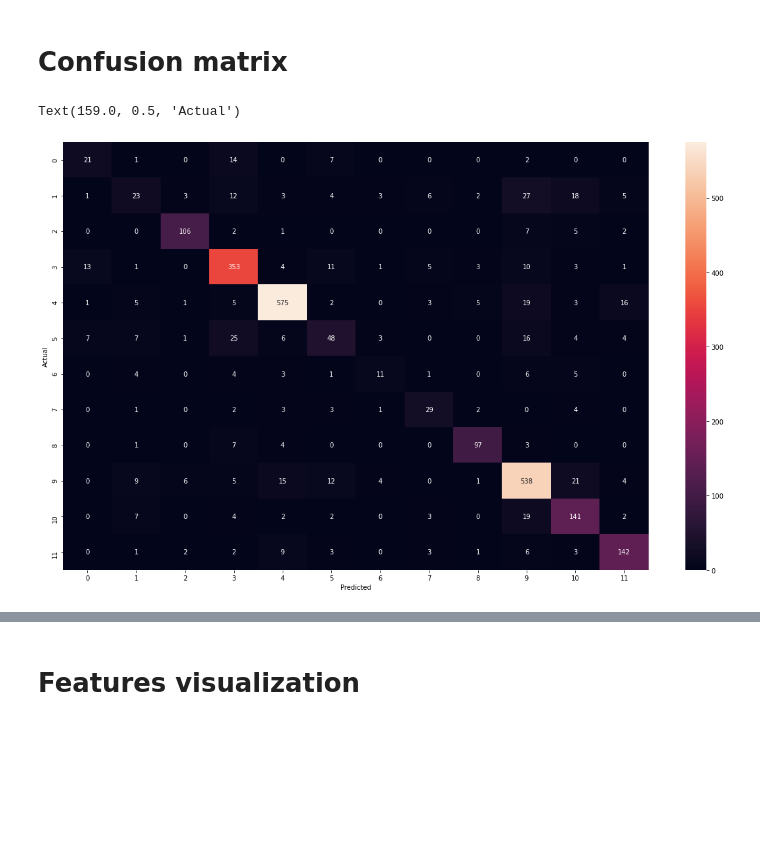
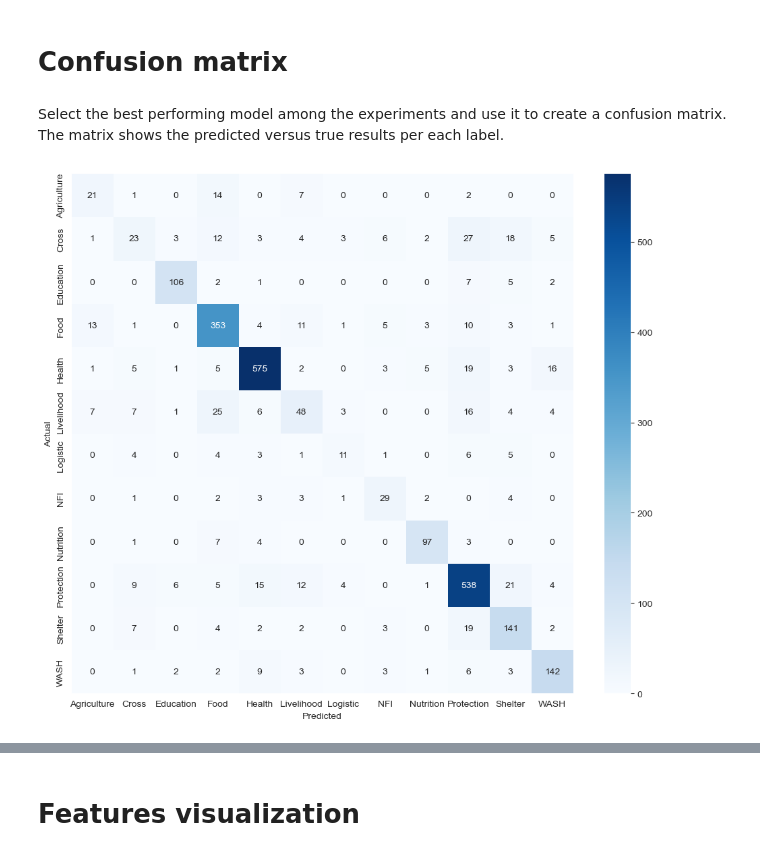
Before and after one commit to markus583/nlp-course-2022w, a Jupyter notebook: Assignment1.ipynb, the cells around one changed output, grey strips where cells are left out. Saved outputs shown, nothing was run; the diff lists cells and outputs as text; code cells hidden in the pictures; blank space fills up the shorter version.

Commit message:
add some text; some cleaning; add visualization; bonus XAI task

```diff
--- a/Assignment1.ipynb
+++ b/Assignment1.ipynb
@@ -254,4 +223,2 @@ True
-# %%
-train_df['normalized_text'] = train_df['cleaned_text'].apply(normalize_text)
 # %% [markdown]
 ## Tokenization
@@ -2067,16 +1979,21 @@ ax.legend(loc=4)
 best_model = clfs[5]
 # %% [markdown]
 # Confusion matrix
+# %% [markdown]
+Select the best performing model among the experiments and use it to create a confusion matrix. The matrix shows the predicted versus true results per each label.
 # %%
 from sklearn.metrics import confusion_matrix
 import seaborn as sns
 import matplotlib.pyplot as plt
 
 conf_mat = confusion_matrix(y_test, y_test_preds[5])
-plt.figure(figsize=(20, 12))
-s = sns.heatmap(conf_mat, annot=True, fmt='.0f')
-s.set_xlabel('Predicted')
-s.set_ylabel('Actual')
+conf_mat_df = pd.DataFrame(conf_mat, index=np.unique(train_df["caption"]), columns=np.unique(train_df["caption"]))
+
+plt.figure(figsize=(12, 10))
+sns.heatmap(conf_mat_df, annot=True, fmt='d', cmap=plt.cm.Blues)
+
+plt.ylabel('Actual')
+plt.xlabel('Predicted')
+plt.show()
 # %% [output]
-Text(159.0, 0.5, 'Actual')
-[figure, old version]
+[figure, new version]
```
Also changed, not shown: parts of 58 cells of this notebook.
